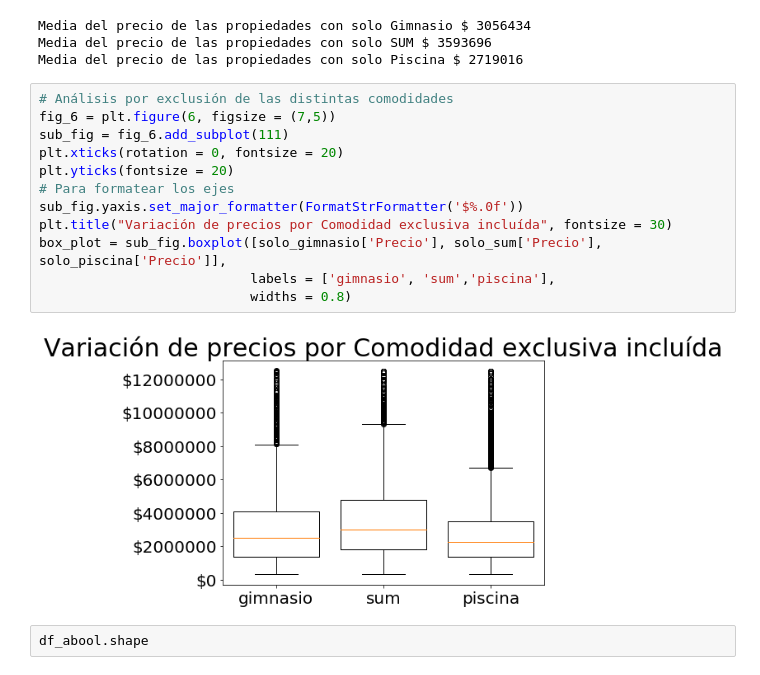
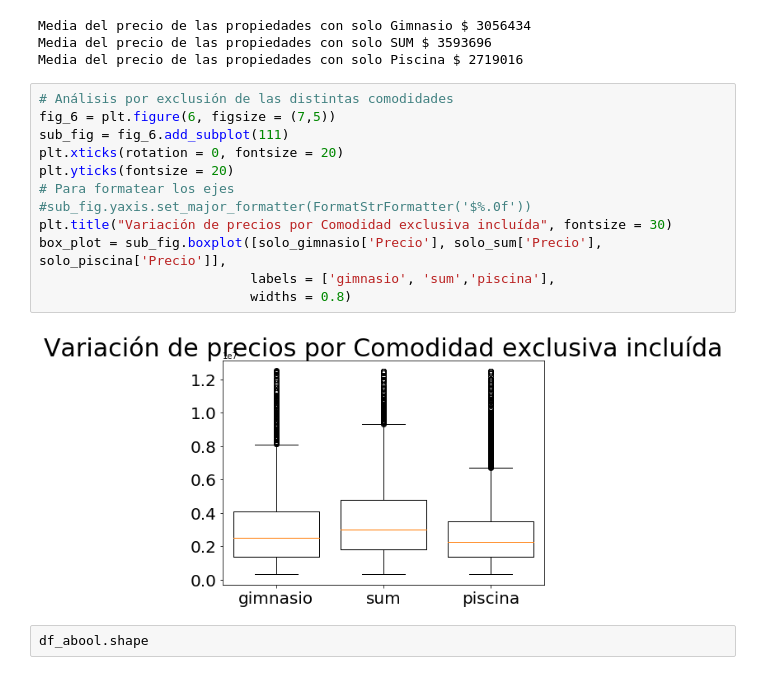
Before and after one commit to komod0/TPs-Org.Datos, a Jupyter notebook: tp1/nbfacundo.ipynb, the cells around one changed output. Drawn from its saved outputs; the diff is of its cells as text.

```diff
--- a/tp1/nbfacundo.ipynb
+++ b/tp1/nbfacundo.ipynb
@@ -501,17 +495,17 @@ Media del precio de las propiedades con solo Piscina $ 2719016
 # %%
 # Análisis por exclusión de las distintas comodidades
 fig_6 = plt.figure(6, figsize = (7,5))
 sub_fig = fig_6.add_subplot(111)
 plt.xticks(rotation = 0, fontsize = 20)
 plt.yticks(fontsize = 20)
 # Para formatear los ejes
-sub_fig.yaxis.set_major_formatter(FormatStrFormatter('$%.0f'))
+#sub_fig.yaxis.set_major_formatter(FormatStrFormatter('$%.0f'))
 plt.title("Variación de precios por Comodidad exclusiva incluída", fontsize = 30)
 box_plot = sub_fig.boxplot([solo_gimnasio['Precio'], solo_sum['Precio'], solo_piscina['Precio']],
                            labels = ['gimnasio', 'sum','piscina'],
                            widths = 0.8)
 # %% [output]
-[figure, old version]
+[figure, new version]
 # %%
 df_abool.shape
 # %% [output]
```
Also changed, not shown: parts of 7 cells of this notebook.
